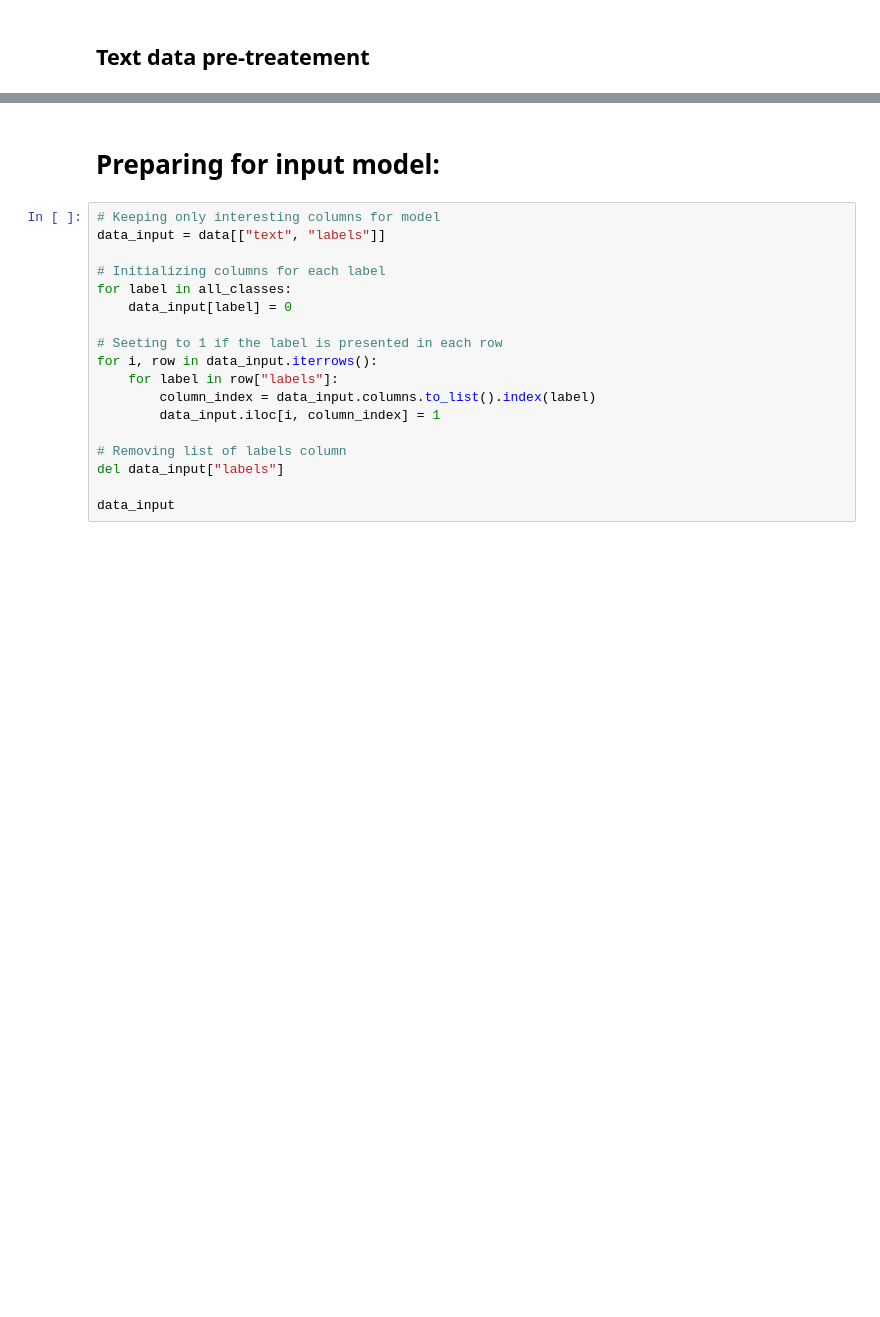
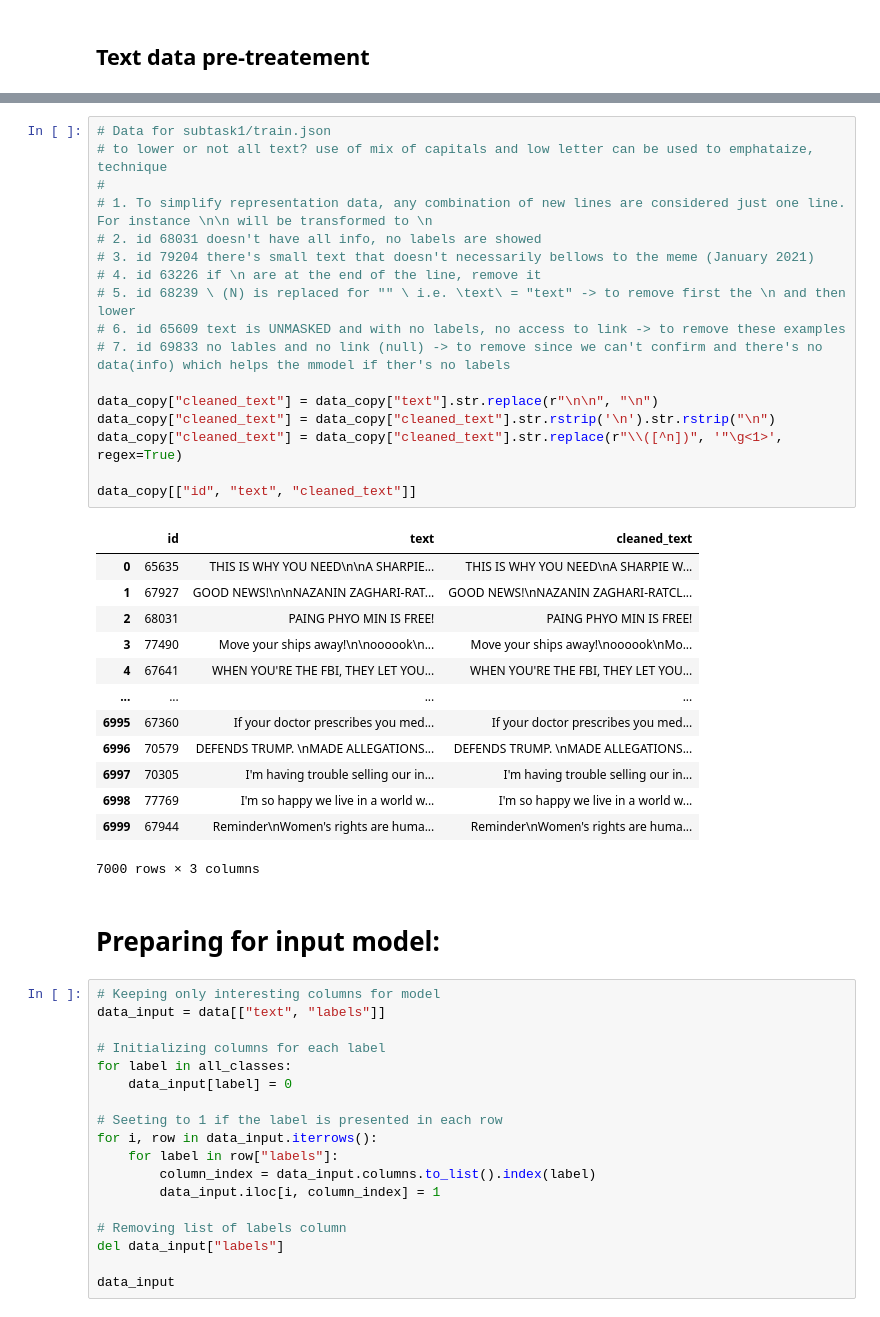
Before and after one commit to jaimeMontea/detection_techniques_memes, a Jupyter notebook: analysis.ipynb, the cells around one changed output, grey strips where cells are left out. Saved outputs shown, nothing was run; the diff lists cells and outputs as text; blank space fills up the shorter version.

```diff
--- a/analysis.ipynb
+++ b/analysis.ipynb
@@ -134,3 +134,34 @@ data["text"] = data["text"].str.lower()
+# %%
+# Data for subtask1/train.json
+# to lower or not all text? use of mix of capitals and low letter can be used to emphataize, technique
+#
+# 1. To simplify representation data, any combination of new lines are considered just one line. For instance \n\n will be transformed to \n
+# 2. id 68031 doesn't have all info, no labels are showed
+# 3. id 79204 there's small text that doesn't necessarily bellows to the meme (January 2021)
+# 4. id 63226 if \n are at the end of the line, remove it
+# 5. id 68239 \ (N) is replaced for "" \ i.e. \text\ = "text" -> to remove first the \n and then lower
+# 6. id 65609 text is UNMASKED and with no labels, no access to link -> to remove these examples
+# 7. id 69833 no lables and no link (null) -> to remove since we can't confirm and there's no data(info) which helps the mmodel if ther's no labels
+
+data_copy["cleaned_text"] = data_copy["text"].str.replace(r"\n\n", "\n")
+data_copy["cleaned_text"] = data_copy["cleaned_text"].str.rstrip('\n').str.rstrip("\n")
+data_copy["cleaned_text"] = data_copy["cleaned_text"].str.replace(r"\\([^n])", '"\g<1>', regex=True)
+
+data_copy[["id", "text", "cleaned_text"]]
+# %% [output]
+|  | id | text | cleaned_text |
+| 0 | 65635 | THIS IS WHY YOU NEED\n\nA SHARPIE... | THIS IS WHY YOU NEED\nA SHARPIE W... |
+| 1 | 67927 | GOOD NEWS!\n\nNAZANIN ZAGHARI-RAT... | GOOD NEWS!\nNAZANIN ZAGHARI-RATCL... |
+| 2 | 68031 | PAING PHYO MIN IS FREE! | PAING PHYO MIN IS FREE! |
+| 3 | 77490 | Move your ships away!\n\noooook\n... | Move your ships away!\noooook\nMo... |
+| 4 | 67641 | WHEN YOU'RE THE FBI, THEY LET YOU... | WHEN YOU'RE THE FBI, THEY LET YOU... |
+| ... | ... | ... | ... |
+| 6995 | 67360 | If your doctor prescribes you med... | If your doctor prescribes you med... |
+| 6996 | 70579 | DEFENDS TRUMP. \nMADE ALLEGATIONS... | DEFENDS TRUMP. \nMADE ALLEGATIONS... |
+| 6997 | 70305 | I'm having trouble selling our in... | I'm having trouble selling our in... |
+| 6998 | 77769 | I'm so happy we live in a world w... | I'm so happy we live in a world w... |
+| 6999 | 67944 | Reminder\nWomen's rights are huma... | Reminder\nWomen's rights are huma... |
+7000 rows × 3 columns
 # %% [markdown]
 # Preparing for input model:
 # %%
```
Also changed, not shown: parts of 8 cells of this notebook, 2 other files.
